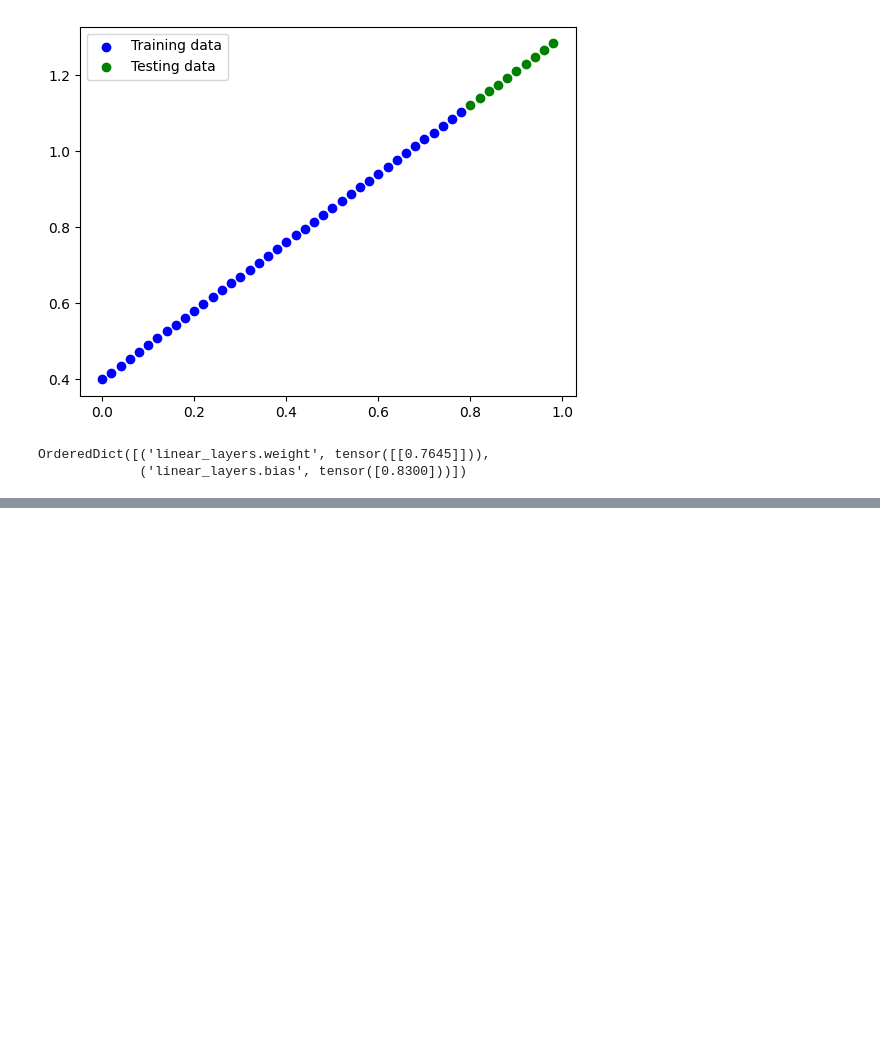
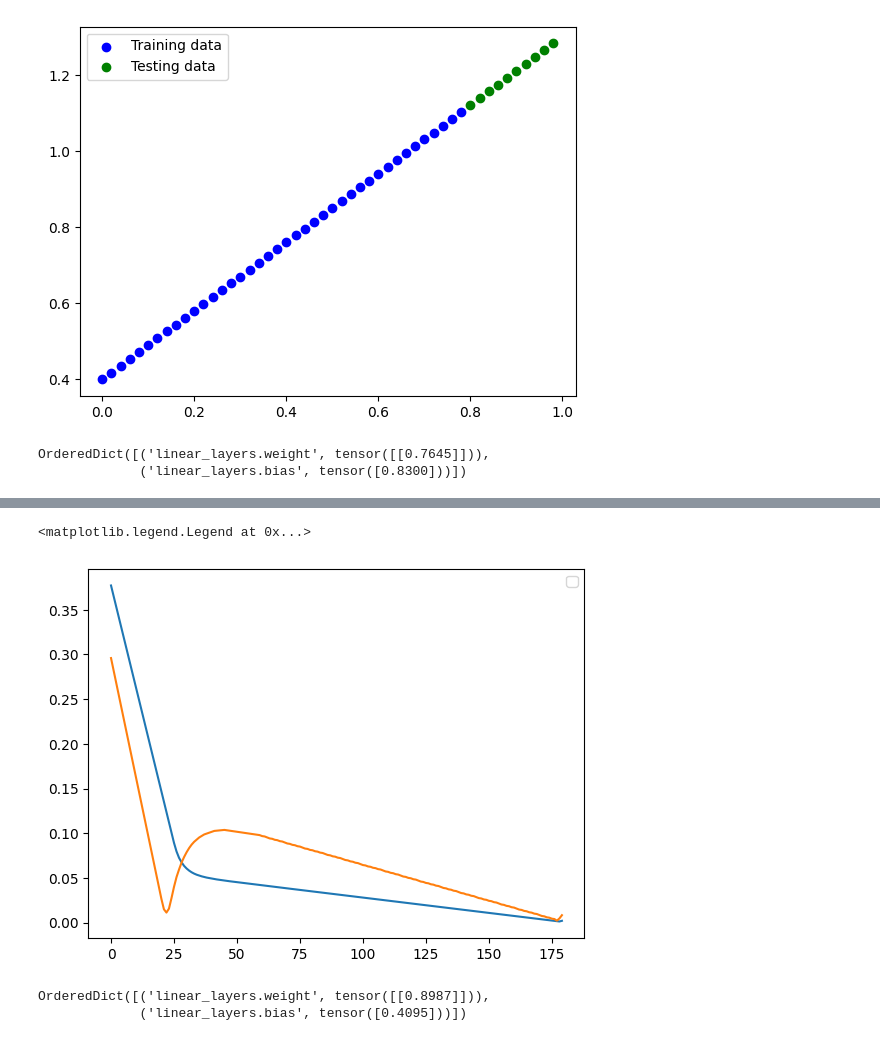
Before and after one commit to Linux-Server/ZTM, a Jupyter notebook: pytorch/01_workflow/2.ipynb, the cells around one changed output, grey strips where cells are left out. Drawn from its saved outputs; the diff is of its cells as text; code cells hidden in the pictures; blank space fills up the shorter version.

```diff
--- a/pytorch/01_workflow/2.ipynb
+++ b/pytorch/01_workflow/2.ipynb
@@ -93,0 +99,40 @@ OrderedDict([('linear_layers.weight', tensor([[0.7645]])),
+# %%
+# training loop
+epochs = 180
+
+train_loss_count = []
+test_loss_count = []
+epoch_count = []
+
+for epoch in range(epochs):
+    # traing mode activated
+    model_1.train()
+
+    # do the foward pass
+    pred = model_1(X_train)
+
+    # calc the loss
+    train_loss = loss_fn(pred, y_train)
+
+    # set the zero grad
+    optimizer.zero_grad()
+
+    # backpropagation
+    train_loss.backward()
+
+    # adjust the weights
+
+    optimizer.step()
+
+    #eval
+    model_1.eval()
+
+    with torch.inference_mode():
+        preds = model_1(X_test)
+        test_loss = loss_fn(preds, y_test)
+        train_loss_count.append(train_loss)
+        test_loss_count.append(test_loss)
+        epoch_count.append(epoch)
+
+        if epoch % 10 == 0 :
+            print(f"The train loss: {train_loss} | test loss : {test_loss} | epoch : {epoch}")
@@ -93,0 +158,13 @@ OrderedDict([('linear_layers.weight', tensor([[0.7645]])),
+# %%
+plt.plot(epoch_count,torch.tensor(train_loss_count).numpy())
+plt.plot(epoch_count,torch.tensor(test_loss_count).numpy())
+
+plt.legend()
+# %% [output]
+<matplotlib.legend.Legend at 0x...>
+[figure, added]
+# %%
+model_1.state_dict()
+# %% [output]
+OrderedDict([('linear_layers.weight', tensor([[0.8987]])),
+             ('linear_layers.bias', tensor([0.4095]))])
```
Also changed, not shown: parts of 9 cells of this notebook, 2 other files.
